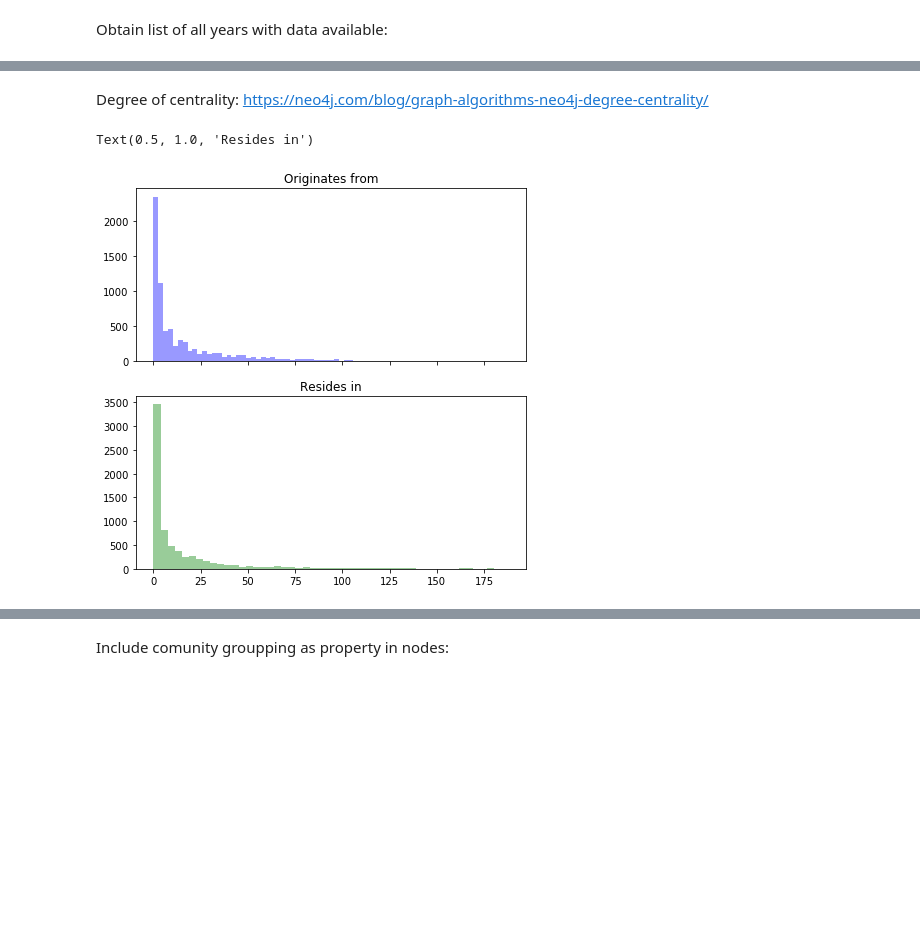
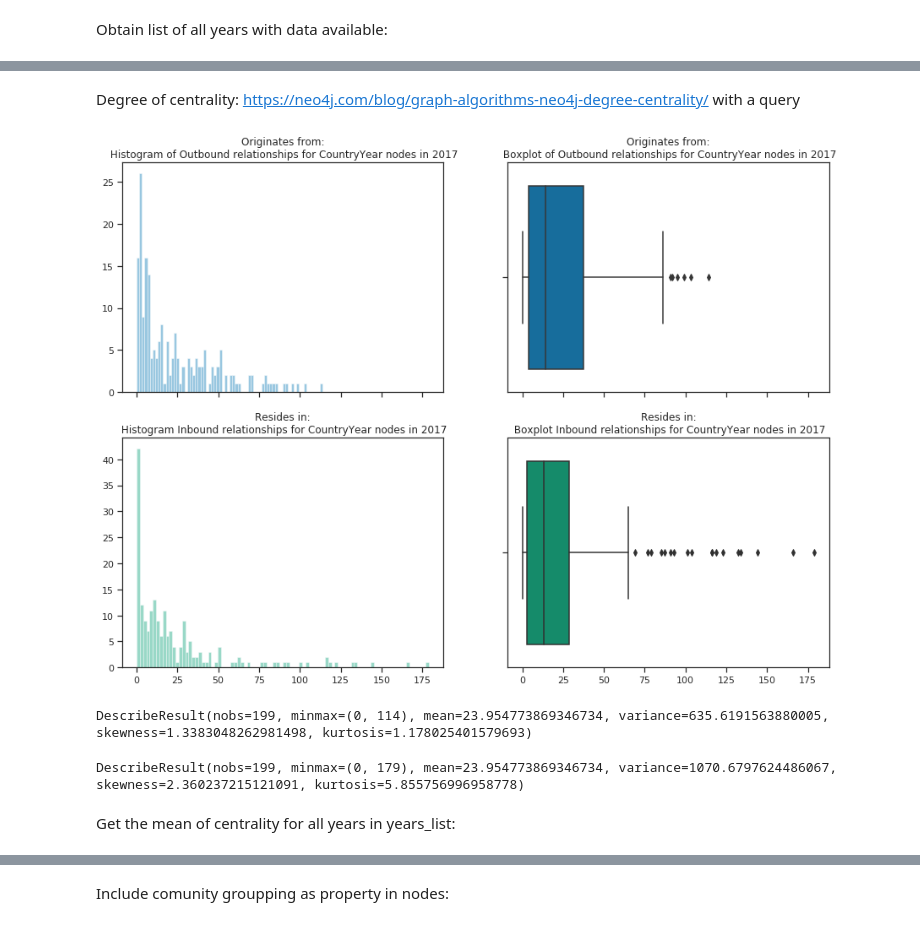
Before and after one commit to CandelaV/UNHCRs_population_of_concern_HDX, a Jupyter notebook: notebooks/d_algorithms_with_python_and_neo4j.ipynb, the cells around one changed output, grey strips where cells are left out. Saved outputs shown, nothing was run; the diff lists cells and outputs as text; code cells hidden in the pictures; blank space fills up the shorter version.

```diff
--- a/notebooks/d_algorithms_with_python_and_neo4j.ipynb
+++ b/notebooks/d_algorithms_with_python_and_neo4j.ipynb
@@ -32,21 +34,43 @@ years_list.sort()
 # %% [markdown]
 Degree of centrality:
-https://neo4j.com/blog/graph-algorithms-neo4j-degree-centrality/
+https://neo4j.com/blog/graph-algorithms-neo4j-degree-centrality/ with a query
 # %%
 def degree_centrality_given_year(tx,year):
     return tx.run("MATCH (a:CountryYear) "
+                  "WHERE a.year={0} "
                   "RETURN a.country as name, "
                   "size((a)-[:RESIDE_IN]->()) AS originates_from, "
                   "size((a)<-[:RESIDE_IN]-()) AS resides_in ".format(year))
-# %%
-year = 2007
-
-with driver.session() as session:
-    centrality_year = session.read_transaction(degree_centrality_given_year, year).data()
-
-f, axes = plt.subplots(2, 1, figsize=(7, 7), sharex=True)
-sns.distplot([data['originates_from'] for data in centrality_year], kde=False, color="b", ax=axes[0]).set_title("Originates from")
-sns.distplot([data['resides_in'] for data in centrality_year], kde=False, color="g", ax=axes[1]).set_title("Resides in")
-# %% [output]
-Text(0.5, 1.0, 'Resides in')
-[figure, removed]
+# %%
+year_D1 = 2017
+# %%
+with driver.session() as session:
+    centrality_year = session.read_transaction(degree_centrality_given_year, year_D1).data()
+# %%
+f, axes = plt.subplots(2, 2, figsize=(15, 11), sharex=True);
+
+p1 = sns.distplot([data['originates_from'] for data in centrality_year],
+             kde=False, color="b", bins = 70, ax=axes[0,0])
+p1.set_title("Originates from:\n Histogram of Outbound relationships for CountryYear nodes in {0}".format(year_D1));
+
+p2 = sns.distplot([data['resides_in'] for data in centrality_year],
+             kde=False, color="g", bins = 90, ax=axes[1,0])
+p2.set_title("Resides in:\n Histogram Inbound relationships for CountryYear nodes in {0}".format(year_D1));
+
+p3 = sns.boxplot(x=[data['originates_from'] for data in centrality_year],color="b", ax=axes[0,1])
+p3.set_title("Originates from:\n Boxplot of Outbound relationships for CountryYear nodes in {0}".format(year_D1));
+
+p4 = sns.boxplot(x=[data['resides_in'] for data in centrality_year], color="g", ax=axes[1,1])
+p4.set_title("Resides in:\n Boxplot Inbound relationships for CountryYear nodes in {0}".format(year_D1));
+# %% [output]
+[figure, added]
+# %%
+stats.describe([data['originates_from'] for data in centrality_year])
+# %% [output]
+DescribeResult(nobs=199, minmax=(0, 114), mean=23.954773869346734, variance=635.6191563880005, skewness=1.3383048262981498, kurtosis=1.178025401579693)
+# %%
+stats.describe([data['resides_in'] for data in centrality_year])
+# %% [output]
+DescribeResult(nobs=199, minmax=(0, 179), mean=23.954773869346734, variance=1070.6797624486067, skewness=2.360237215121091, kurtosis=5.855756996958778)
+# %% [markdown]
+Get the mean of centrality for all years in years_list:
```
Also changed, not shown: parts of 27 cells of this notebook, 2 other files.
